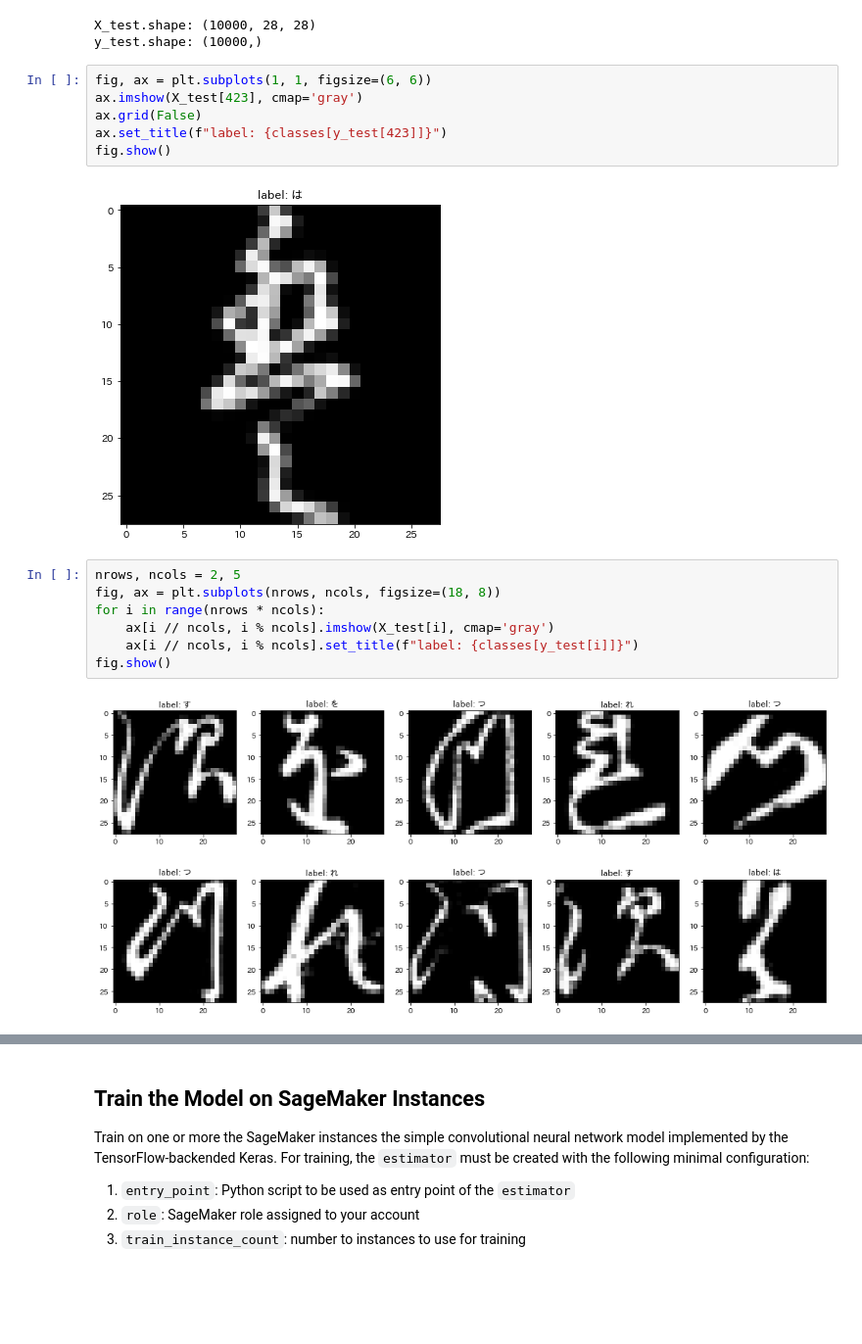
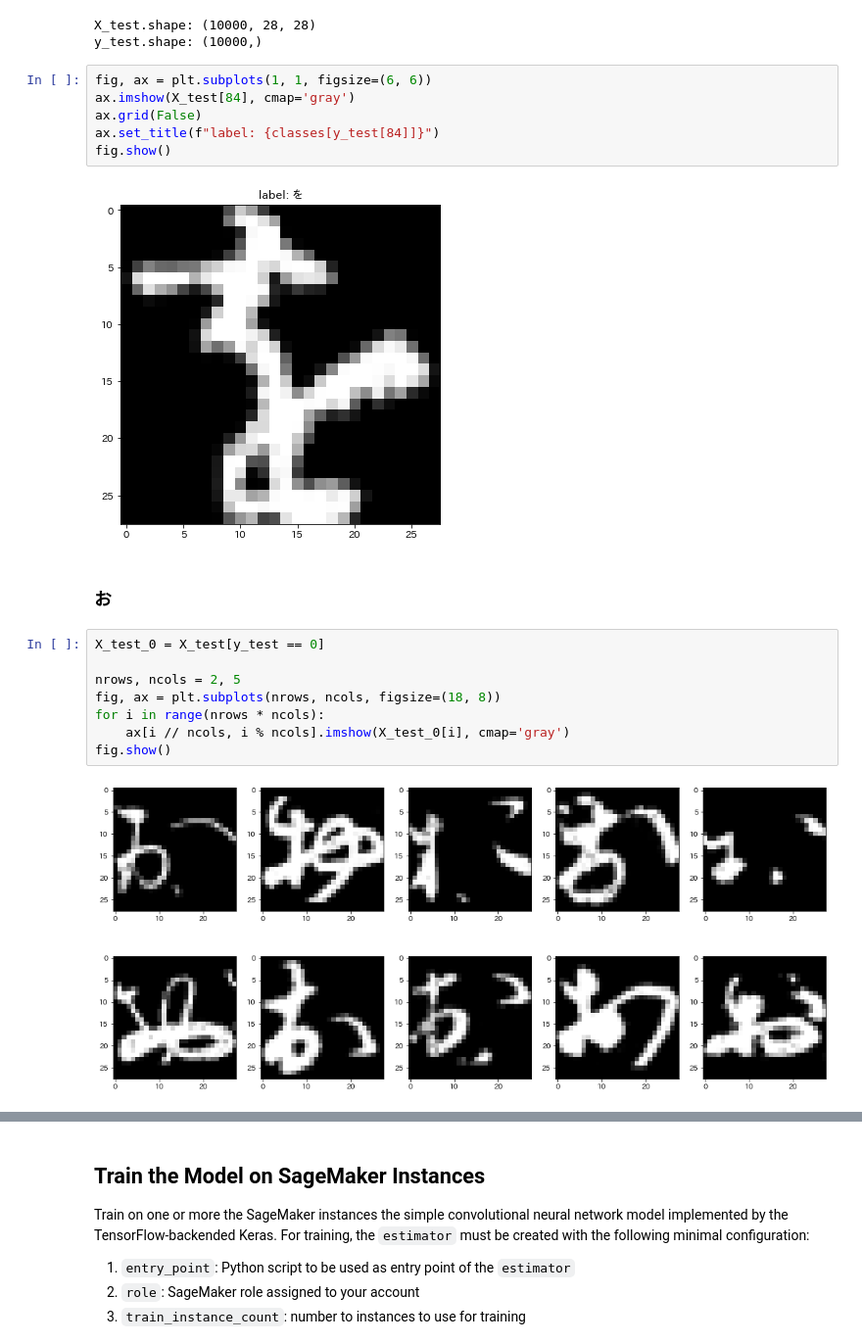
Before and after one commit to stmsy/sagemaker, a Jupyter notebook: examples/notebooks/kmnist_cnn.ipynb, the cells around one changed output, grey strips where cells are left out. Shown at 98% size. Cells and saved outputs as stored; diff of their text form; blank space fills up the shorter version.

```diff
--- a/examples/notebooks/kmnist_cnn.ipynb
+++ b/examples/notebooks/kmnist_cnn.ipynb
@@ -113,18 +159,21 @@ X_test.shape: (10000, 28, 28)
 y_test.shape: (10000,)
 # %%
 fig, ax = plt.subplots(1, 1, figsize=(6, 6))
-ax.imshow(X_test[423], cmap='gray')
+ax.imshow(X_test[84], cmap='gray')
 ax.grid(False)
-ax.set_title(f"label: {classes[y_test[423]]}")
+ax.set_title(f"label: {classes[y_test[84]]}")
 fig.show()
 # %% [output]
-[figure, old version]
+[figure, new version]
+# %% [markdown]
+### お
 # %%
+X_test_0 = X_test[y_test == 0]
+
 nrows, ncols = 2, 5
 fig, ax = plt.subplots(nrows, ncols, figsize=(18, 8))
 for i in range(nrows * ncols):
-    ax[i // ncols, i % ncols].imshow(X_test[i], cmap='gray')
-    ax[i // ncols, i % ncols].set_title(f"label: {classes[y_test[i]]}")
+    ax[i // ncols, i % ncols].imshow(X_test_0[i], cmap='gray')
 fig.show()
 # %% [output]
-[figure, old version]
+[figure, new version]
```
Also changed, not shown: parts of 52 cells of this notebook.
